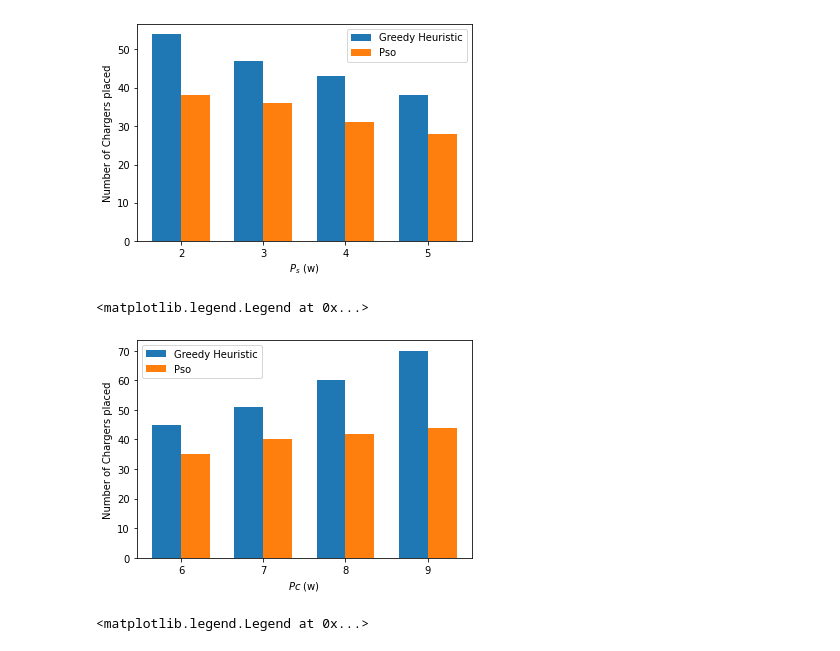
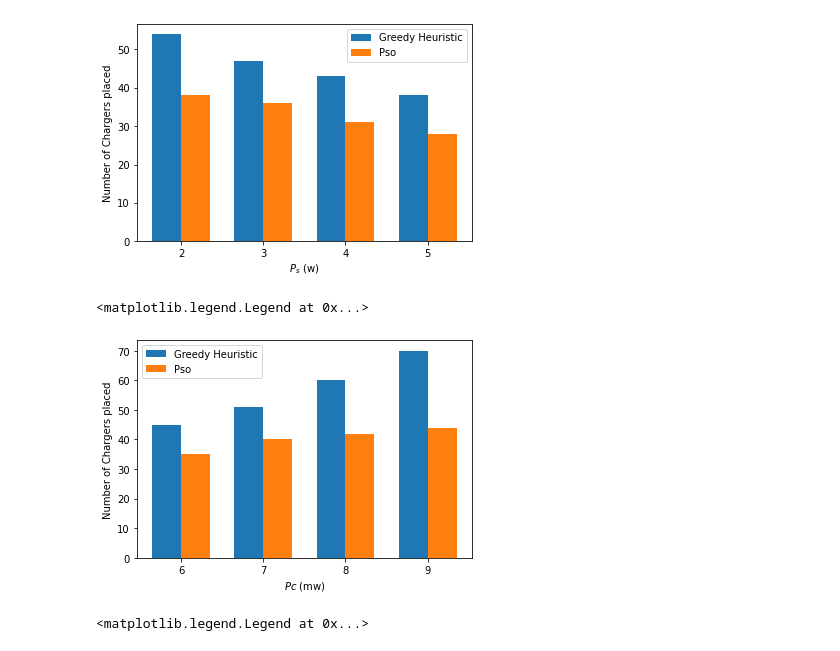
Before and after one commit to drewyh999/wireless_charging_scheme_simulator, a Jupyter notebook: result_plotting.ipynb, the cells around one changed output. Cells and saved outputs as stored; diff of their text form; code cells hidden in the pictures.

```diff
--- a/result_plotting.ipynb
+++ b/result_plotting.ipynb
@@ -267,19 +271,19 @@ ax.legend()
 # %%
 bar_width=0.35
 names_1_1 = np.arange(6,10)
 greedy_chargers_1 = [45,51,60,70]
 pso_chargers_1 = [35,40,42,44]
 fig,ax = plt.subplots(1,1)
 ax.bar(names_1_1,greedy_chargers_1,bar_width,label='Greedy Heuristic')
 ax.bar(names_1_1 + bar_width,pso_chargers_1,bar_width,label='Pso')
-ax.set_xlabel("$Pc$ (w)")
+ax.set_xlabel("$Pc$ (mw)")
 ax.set_ylabel("Number of Chargers placed")
 ax.set_xticks(names_1_1 + bar_width/2)
 ax.set_xticklabels((6, 7, 8, 9))
 ax.legend()
 # %% [output]
 <matplotlib.legend.Legend at 0x...>
-[figure, old version]
+[figure, new version]
 # %%
 bar_width=0.35
 names_1_1 = np.arange(6,11)
```
Also changed, not shown: parts of 5 cells of this notebook, 32 other files.
